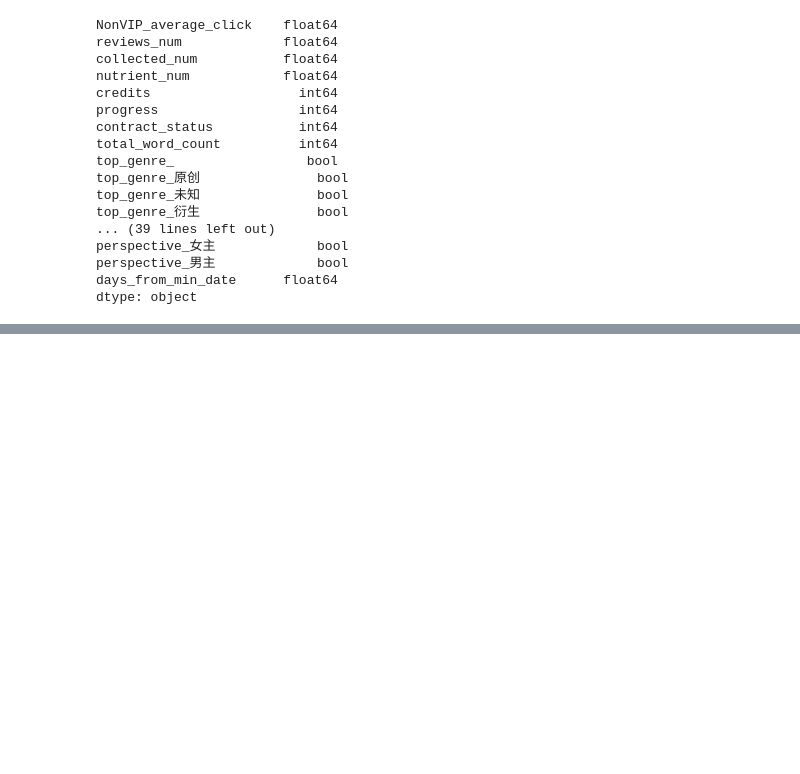
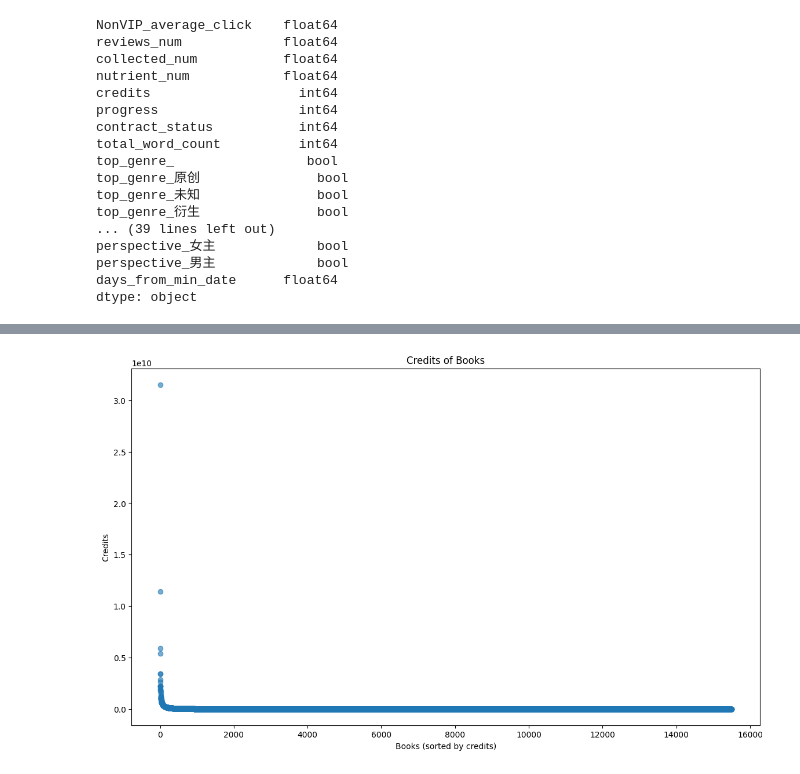
Before and after one commit to caiirene/MachineLearning_FictionPopularityPrediction, a Jupyter notebook: JinjiangModel.ipynb, the cells around one changed output, grey strips where cells are left out. Cells and saved outputs as stored; diff of their text form; code cells hidden in the pictures; blank space fills up the shorter version.

```diff
--- a/JinjiangModel.ipynb
+++ b/JinjiangModel.ipynb
@@ -358,0 +434,21 @@ print("随机森林模型的决定系数 (R^2):", r2_rf)
+# %%
+import pandas as pd
+import matplotlib.pyplot as plt
+from sklearn.cluster import KMeans
+
+if 'credits' not in data.columns:
+    print("The 'credits' column is not found in the data. Here are the column names:")
+    print(data.columns)
+else:
+    # 排序
+    data_sorted = data.sort_values(by='credits', ascending=False)
+
+    # 画点图
+    plt.figure(figsize=(14, 8))
+    plt.scatter(range(data_sorted.shape[0]), data_sorted['credits'], alpha=0.6)
+    plt.title('Credits of Books')
+    plt.xlabel('Books (sorted by credits)')
+    plt.ylabel('Credits')
+    plt.show()
+# %% [output]
+[figure, added]
```
Also changed, not shown: parts of 15 cells of this notebook, 1 other file.
